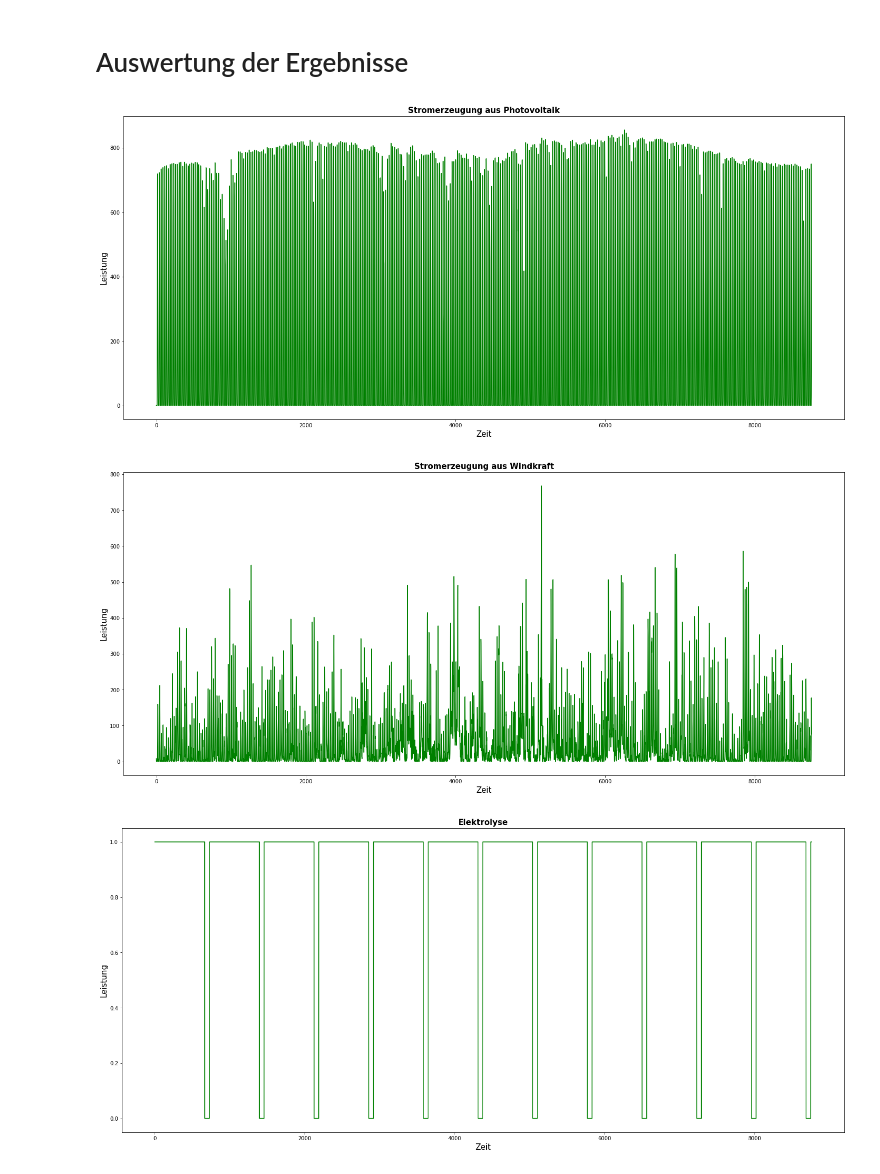
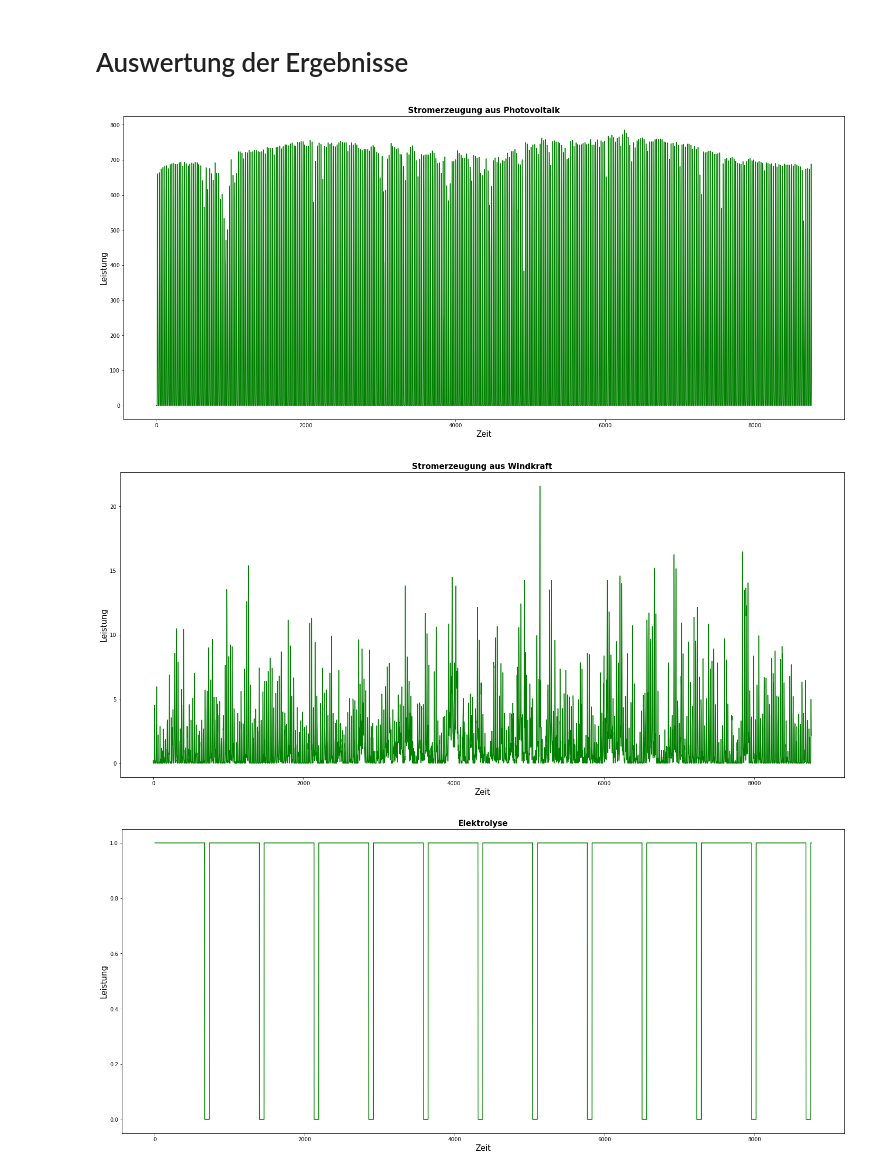
Before and after one commit to cgipser/DWE, a Jupyter notebook: Projektarbeit_CG.ipynb, the cells around one changed output. Saved outputs shown, nothing was run; the diff lists cells and outputs as text; code cells hidden in the pictures.

```diff
--- a/Projektarbeit_CG.ipynb
+++ b/Projektarbeit_CG.ipynb
@@ -70,8 +70,10 @@ data_inputs.head()
 # %%
 # Erstellung Last
 hydrogen_energy_content = 33 #kWh/kg
-hydrogen_demand = (35 * 1000) * hydrogen_energy_content # MWh
-hydrogen_demand_hourly = hydrogen_demand/8760 #MW
+hydrogen_demand_t = 35 * 1000
+hydrogen_demand_kg = hydrogen_demand_t * 1000
+hydrogen_demand_MWh = hydrogen_demand_t * hydrogen_energy_content # MWh
+hydrogen_demand_hourly = hydrogen_demand_MWh/8760 #MW
 
 print('Der stündliche Bedarf bei konstanter Verteilung des Jahresbedarfs von 35 kt Wasserstoff beträgt ungefähr ' + str(round(hydrogen_demand_hourly,0)) + ' MWh')
 # %% [output]
@@ -320,13 +322,13 @@ def Jahresverlauf (Titel, Zeitstempel, Leistung, xlabel, ylabel):
 
   plt.show()
 # %%
-Jahresverlauf('Stromerzeugung aus Photovoltaik',dataset_df.index, dataset_df['PV_Erzeugung'],'Zeit','Leistung')
+Jahresverlauf('Stromerzeugung aus Photovoltaik',dataset_df.index, network.generators_t.p['Photovoltaik'],'Zeit','Leistung')
 # %% [output]
-[figure, old version]
+[figure, new version]
 # %%
-Jahresverlauf('Stromerzeugung aus Windkraft',dataset_df.index, dataset_df['Wind_Erzeugung'],'Zeit','Leistung')
+Jahresverlauf('Stromerzeugung aus Windkraft',dataset_df.index, network.generators_t.p['Windkraft'],'Zeit','Leistung')
 # %% [output]
-[figure, old version]
+[figure, new version]
 # %%
 Jahresverlauf('Elektrolyse',dataset_df.index, dataset_df['Elektrolyse'],'Zeit','Leistung')
 # %% [output]
```
Also changed, not shown: parts of 16 cells of this notebook, 2 other files.
